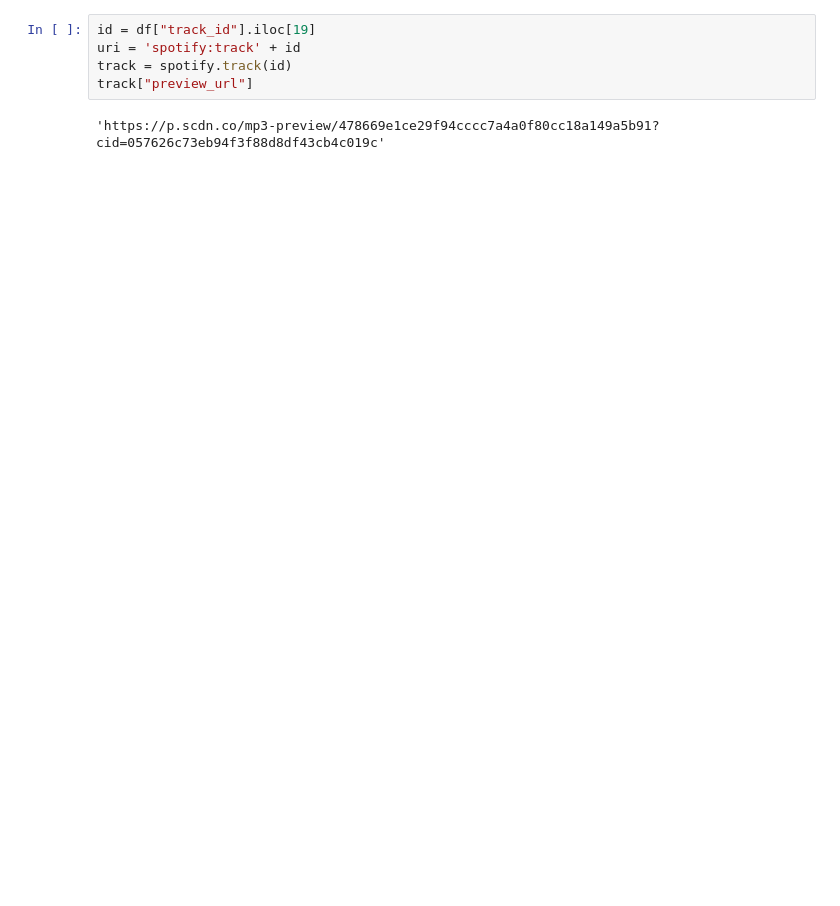
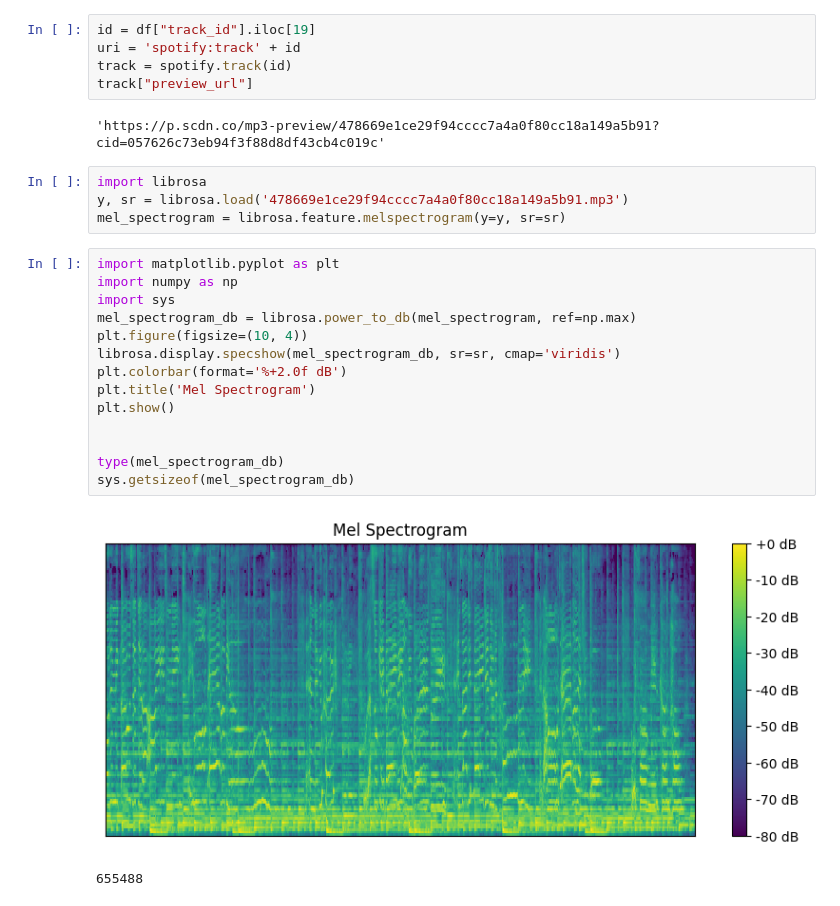
Before and after one commit to annmnguyen/ds340-final-project, a Jupyter notebook: Spotify API.ipynb, the cells around one changed output. Drawn from its saved outputs; the diff is of its cells as text; blank space fills up the shorter version.

Commit message:
Added spectrogram library

```diff
--- a/Spotify API.ipynb
+++ b/Spotify API.ipynb
@@ -52,3 +58,24 @@ track = spotify.track(id)
 track["preview_url"]
 # %% [output]
 'https://p.scdn.co/mp3-preview/478669e1ce29f94cccc7a4a0f80cc18a149a5b91?cid=057626c73eb94f3f88d8df43cb4c019c'
+# %%
+import librosa
+y, sr = librosa.load('478669e1ce29f94cccc7a4a0f80cc18a149a5b91.mp3')
+mel_spectrogram = librosa.feature.melspectrogram(y=y, sr=sr)
+# %%
+import matplotlib.pyplot as plt
+import numpy as np
+import sys
+mel_spectrogram_db = librosa.power_to_db(mel_spectrogram, ref=np.max)
+plt.figure(figsize=(10, 4))
+librosa.display.specshow(mel_spectrogram_db, sr=sr, cmap='viridis')
+plt.colorbar(format='%+2.0f dB')
+plt.title('Mel Spectrogram')
+plt.show()
+
+
+type(mel_spectrogram_db)
+sys.getsizeof(mel_spectrogram_db)
+# %% [output]
+[figure, added]
+655488
```
Also changed, not shown: parts of 1 cell of this notebook.
